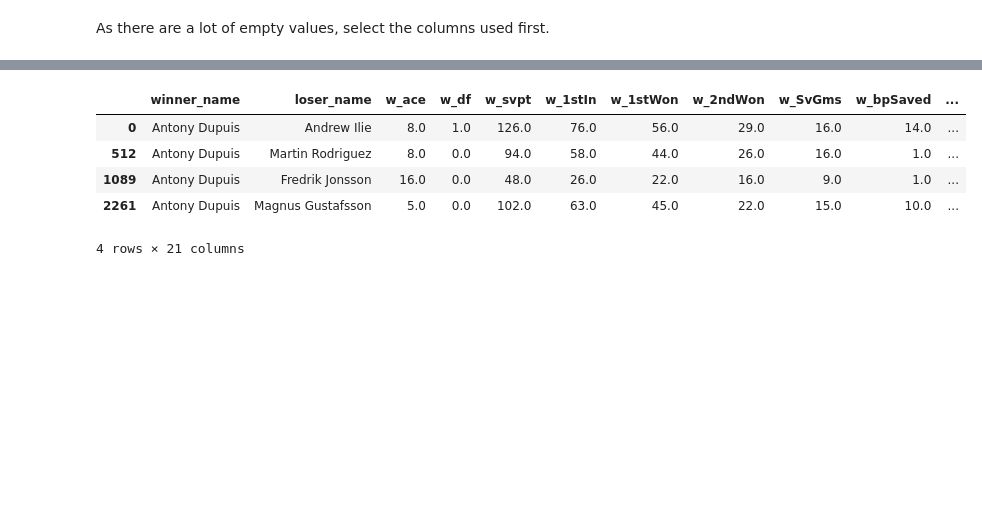
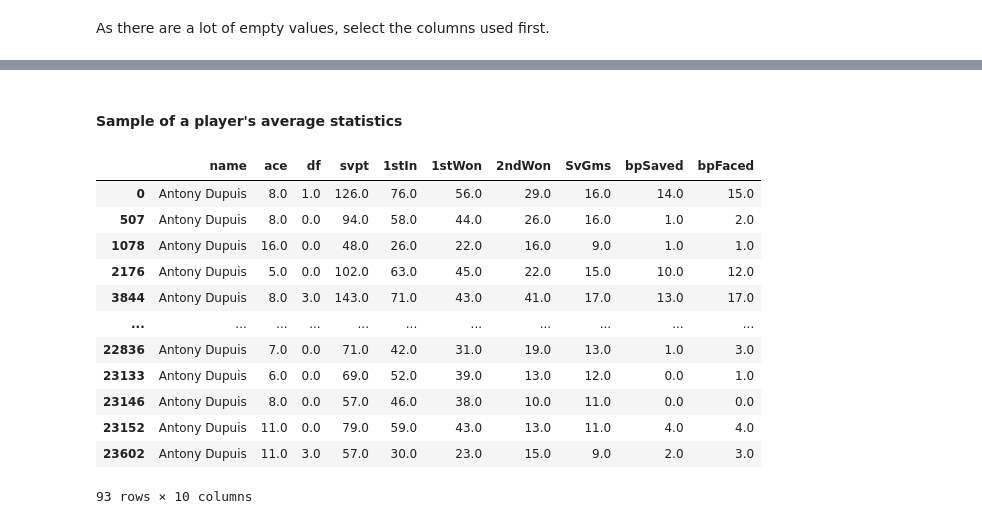
Before and after one commit to kevjiang64/SOEN471, a Jupyter notebook: Logistic Regression.ipynb, the cells around one changed output, grey strips where cells are left out. Saved outputs shown, nothing was run; the diff lists cells and outputs as text; code cells hidden in the pictures; blank space fills up the shorter version.

```diff
--- a/Logistic Regression.ipynb
+++ b/Logistic Regression.ipynb
@@ -244,3 +242,5 @@ ATP_Matches
+# %%
+ATP_Matches = pd.concat([ATP_Matches_2000,ATP_Matches_2001, ATP_Matches_2002, ATP_Matches_2003, ATP_Matches_2003, ATP_Matches_2004, ATP_Matches_2005, ATP_Matches_2006, ATP_Matches_2007, ATP_Matches_2008, ATP_Matches_2009, ATP_Matches_2010, ATP_Matches_2011, ATP_Matches_2012, ATP_Matches_2013, ATP_Matches_2014, ATP_Matches_2015, ATP_Matches_2016, ATP_Matches_2017])
 # %%
 ATP_Matches.columns
 # %% [output]
@@ -280,4 +282,3 @@ As there are a lot of empty values, select the columns used first.
 # %%
-won_column = np.where(True, 1, 0)
-ATP_Matches["Won"] = won_column
-ATP_Matches["Won"]
+won = np.where(True, 1, 0)
+ATP_Matches["Won"] = won
@@ -299,6 +291,7 @@ tennis_dataset = pd.get_dummies(ATP_Matches)
 # %%
 tennis_dataset = ATP_Matches.iloc[:, [10, 20, 31, 32, 33, 34, 35, 36, 37, 38, 39, 40, 41, 42, 43, 44, 45, 46, 47, 48, 49]]
 tennis_dataset = tennis_dataset.dropna()
+tennis_dataset = tennis_dataset.reset_index(drop=True)
 tennis_dataset
 # %% [output]
 |  | winner_name | loser_name | w_ace | w_df | w_svpt | w_1stIn | w_1stWon | w_2ndWon | w_SvGms | w_bpSaved | ... |
@@ -316,0 +314,4 @@ tennis_dataset
+# %%
+winner = tennis_dataset.iloc[:, [0, 2, 3, 4, 5, 6, 7, 8, 9, 10]]
+winner.columns = ['name', 'ace', 'df', 'svpt', '1stIn', '1stWon', '2ndWon', 'SvGms', 'bpSaved', 'bpFaced']
+winner
@@ -317,9 +332,18 @@ tennis_dataset
+# %% [markdown]
+#### Sample of a player's average statistics
 # %%
-tennis_dataset.loc[tennis_dataset['winner_name'] == 'Antony Dupuis']
+winner.loc[winner['name'] == 'Antony Dupuis']
 # %% [output]
-|  | winner_name | loser_name | w_ace | w_df | w_svpt | w_1stIn | w_1stWon | w_2ndWon | w_SvGms | w_bpSaved | ... |
-| 0 | Antony Dupuis | Andrew Ilie | 8.0 | 1.0 | 126.0 | 76.0 | 56.0 | 29.0 | 16.0 | 14.0 | ... |
-| 512 | Antony Dupuis | Martin Rodriguez | 8.0 | 0.0 | 94.0 | 58.0 | 44.0 | 26.0 | 16.0 | 1.0 | ... |
-| 1089 | Antony Dupuis | Fredrik Jonsson | 16.0 | 0.0 | 48.0 | 26.0 | 22.0 | 16.0 | 9.0 | 1.0 | ... |
-| 2261 | Antony Dupuis | Magnus Gustafsson | 5.0 | 0.0 | 102.0 | 63.0 | 45.0 | 22.0 | 15.0 | 10.0 | ... |
+|  | name | ace | df | svpt | 1stIn | 1stWon | 2ndWon | SvGms | bpSaved | bpFaced |
+| 0 | Antony Dupuis | 8.0 | 1.0 | 126.0 | 76.0 | 56.0 | 29.0 | 16.0 | 14.0 | 15.0 |
+| 507 | Antony Dupuis | 8.0 | 0.0 | 94.0 | 58.0 | 44.0 | 26.0 | 16.0 | 1.0 | 2.0 |
+| 1078 | Antony Dupuis | 16.0 | 0.0 | 48.0 | 26.0 | 22.0 | 16.0 | 9.0 | 1.0 | 1.0 |
+| 2176 | Antony Dupuis | 5.0 | 0.0 | 102.0 | 63.0 | 45.0 | 22.0 | 15.0 | 10.0 | 12.0 |
+| 3844 | Antony Dupuis | 8.0 | 3.0 | 143.0 | 71.0 | 43.0 | 41.0 | 17.0 | 13.0 | 17.0 |
+| ... | ... | ... | ... | ... | ... | ... | ... | ... | ... | ... |
+| 22836 | Antony Dupuis | 7.0 | 0.0 | 71.0 | 42.0 | 31.0 | 19.0 | 13.0 | 1.0 | 3.0 |
+| 23133 | Antony Dupuis | 6.0 | 0.0 | 69.0 | 52.0 | 39.0 | 13.0 | 12.0 | 0.0 | 1.0 |
+| 23146 | Antony Dupuis | 8.0 | 0.0 | 57.0 | 46.0 | 38.0 | 10.0 | 11.0 | 0.0 | 0.0 |
+| 23152 | Antony Dupuis | 11.0 | 0.0 | 79.0 | 59.0 | 43.0 | 13.0 | 11.0 | 4.0 | 4.0 |
+| 23602 | Antony Dupuis | 11.0 | 3.0 | 57.0 | 30.0 | 23.0 | 15.0 | 9.0 | 2.0 | 3.0 |
-4 rows × 21 columns
+93 rows × 10 columns
```
Also changed, not shown: parts of 82 cells of this notebook.
